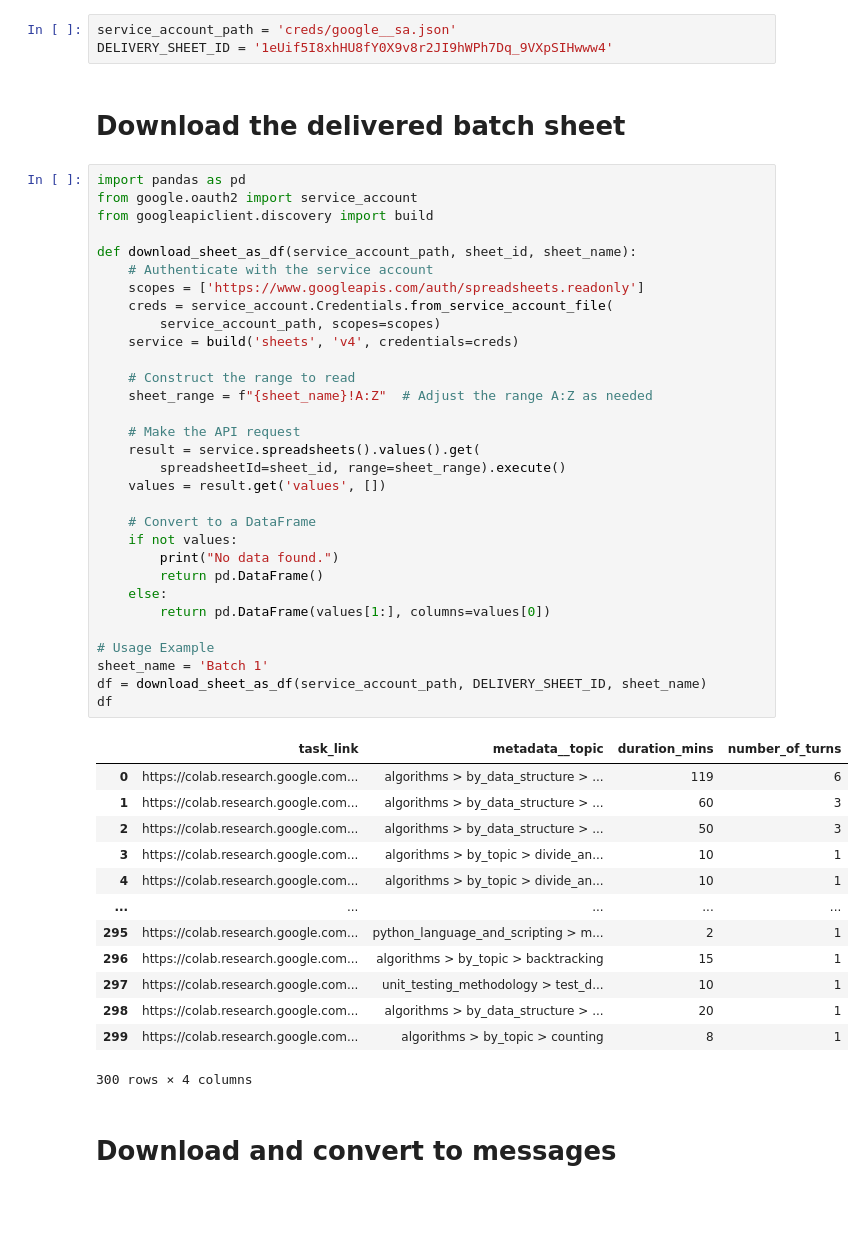
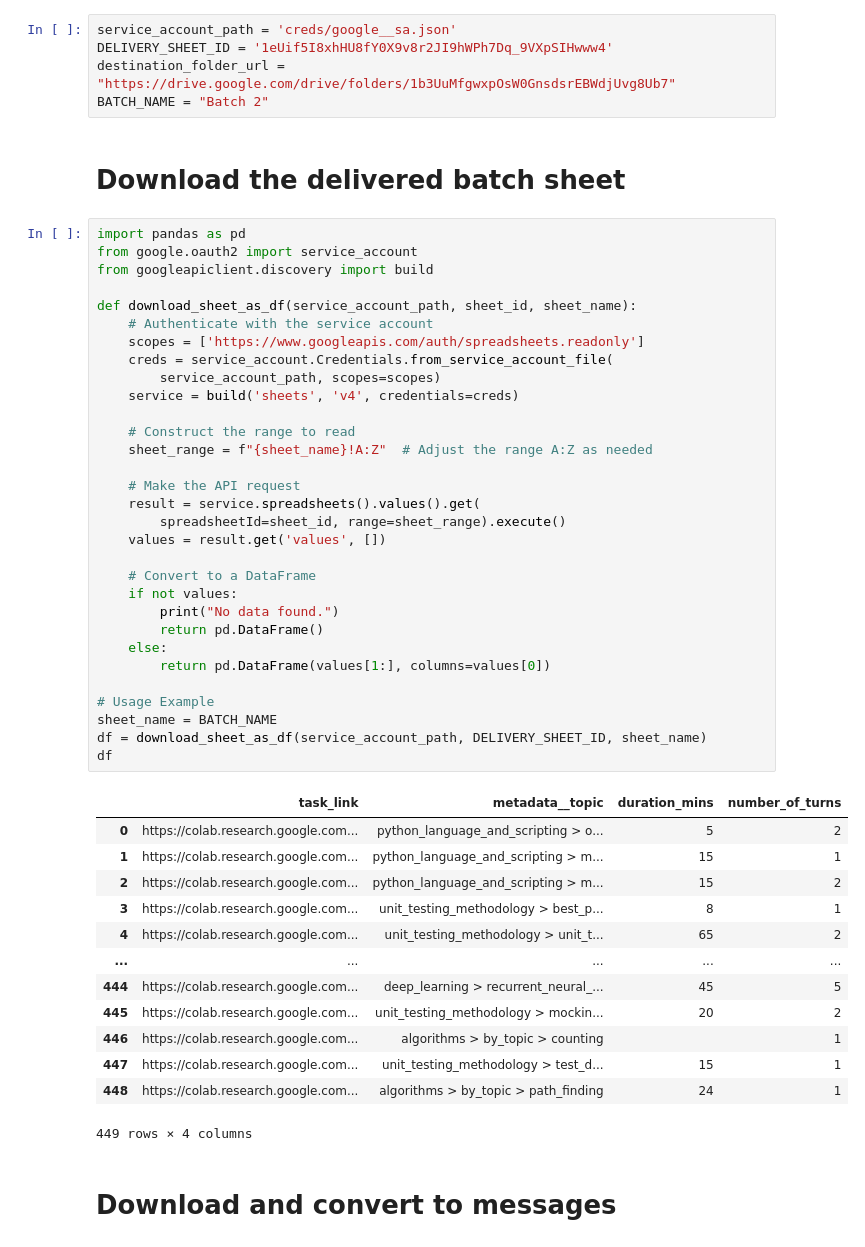
Before and after one commit to visalakshi-turing/character_tasks, a Jupyter notebook: parse_batch_into_jsonl.ipynb, the cells around one changed output. Saved outputs shown, nothing was run; the diff lists cells and outputs as text; blank space fills up the shorter version.

```diff
--- a/parse_batch_into_jsonl.ipynb
+++ b/parse_batch_into_jsonl.ipynb
@@ -3,6 +3,8 @@
 # %%
 service_account_path = 'creds/google__sa.json'
 DELIVERY_SHEET_ID = '1eUif5I8xhHU8fY0X9v8r2JI9hWPh7Dq_9VXpSIHwww4'
+destination_folder_url = "https://drive.google.com/drive/folders/1b3UuMfgwxpOsW0GnsdsrEBWdjUvg8Ub7"
+BATCH_NAME = "Batch 2"
 # %% [markdown]
 # Download the delivered batch sheet
 # %%
@@ -10,46 +12,46 @@ import pandas as pd
 from google.oauth2 import service_account
 from googleapiclient.discovery import build
 
 def download_sheet_as_df(service_account_path, sheet_id, sheet_name):
     # Authenticate with the service account
     scopes = ['https://www.googleapis.com/auth/spreadsheets.readonly']
     creds = service_account.Credentials.from_service_account_file(
         service_account_path, scopes=scopes)
     service = build('sheets', 'v4', credentials=creds)
 
     # Construct the range to read
     sheet_range = f"{sheet_name}!A:Z"  # Adjust the range A:Z as needed
 
     # Make the API request
     result = service.spreadsheets().values().get(
         spreadsheetId=sheet_id, range=sheet_range).execute()
     values = result.get('values', [])
 
     # Convert to a DataFrame
     if not values:
         print("No data found.")
         return pd.DataFrame()
     else:
         return pd.DataFrame(values[1:], columns=values[0])
 
 # Usage Example
-sheet_name = 'Batch 1'
+sheet_name = BATCH_NAME
 df = download_sheet_as_df(service_account_path, DELIVERY_SHEET_ID, sheet_name)
 df
 # %% [output]
 |  | task_link | metadata__topic | duration_mins | number_of_turns |
-| 0 | https://colab.research.google.com... | algorithms > by_data_structure > ... | 119 | 6 |
-| 1 | https://colab.research.google.com... | algorithms > by_data_structure > ... | 60 | 3 |
-| 2 | https://colab.research.google.com... | algorithms > by_data_structure > ... | 50 | 3 |
-| 3 | https://colab.research.google.com... | algorithms > by_topic > divide_an... | 10 | 1 |
-| 4 | https://colab.research.google.com... | algorithms > by_topic > divide_an... | 10 | 1 |
+| 0 | https://colab.research.google.com... | python_language_and_scripting > o... | 5 | 2 |
+| 1 | https://colab.research.google.com... | python_language_and_scripting > m... | 15 | 1 |
+| 2 | https://colab.research.google.com... | python_language_and_scripting > m... | 15 | 2 |
+| 3 | https://colab.research.google.com... | unit_testing_methodology > best_p... | 8 | 1 |
+| 4 | https://colab.research.google.com... | unit_testing_methodology > unit_t... | 65 | 2 |
 | ... | ... | ... | ... | ... |
-| 295 | https://colab.research.google.com... | python_language_and_scripting > m... | 2 | 1 |
-| 296 | https://colab.research.google.com... | algorithms > by_topic > backtracking | 15 | 1 |
-| 297 | https://colab.research.google.com... | unit_testing_methodology > test_d... | 10 | 1 |
-| 298 | https://colab.research.google.com... | algorithms > by_data_structure > ... | 20 | 1 |
-| 299 | https://colab.research.google.com... | algorithms > by_topic > counting | 8 | 1 |
+| 444 | https://colab.research.google.com... | deep_learning > recurrent_neural_... | 45 | 5 |
+| 445 | https://colab.research.google.com... | unit_testing_methodology > mockin... | 20 | 2 |
+| 446 | https://colab.research.google.com... | algorithms > by_topic > counting |  | 1 |
+| 447 | https://colab.research.google.com... | unit_testing_methodology > test_d... | 15 | 1 |
+| 448 | https://colab.research.google.com... | algorithms > by_topic > path_finding | 24 | 1 |
-300 rows × 4 columns
+449 rows × 4 columns
 # %% [markdown]
 # Download and convert to messages
 # %%
```
Also changed, not shown: parts of 17 cells of this notebook, 2 other files.
